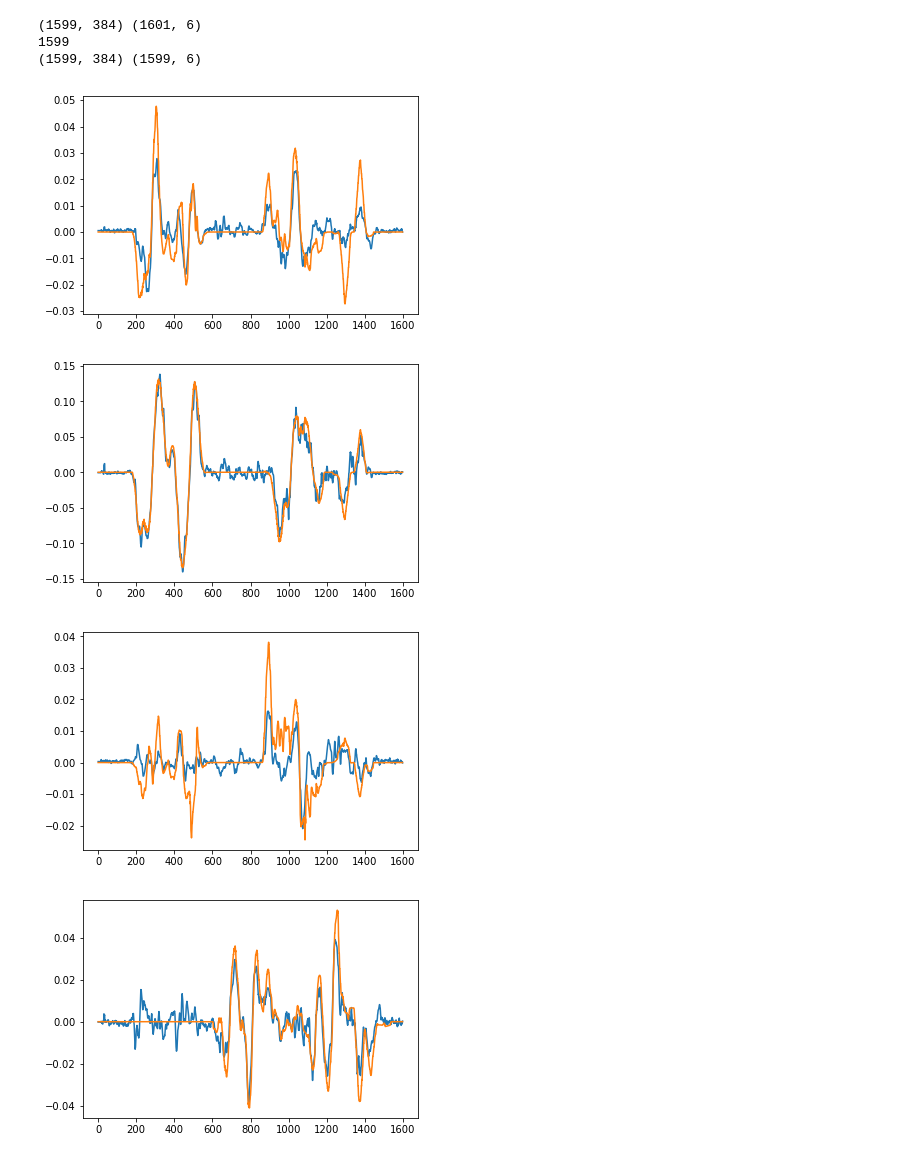
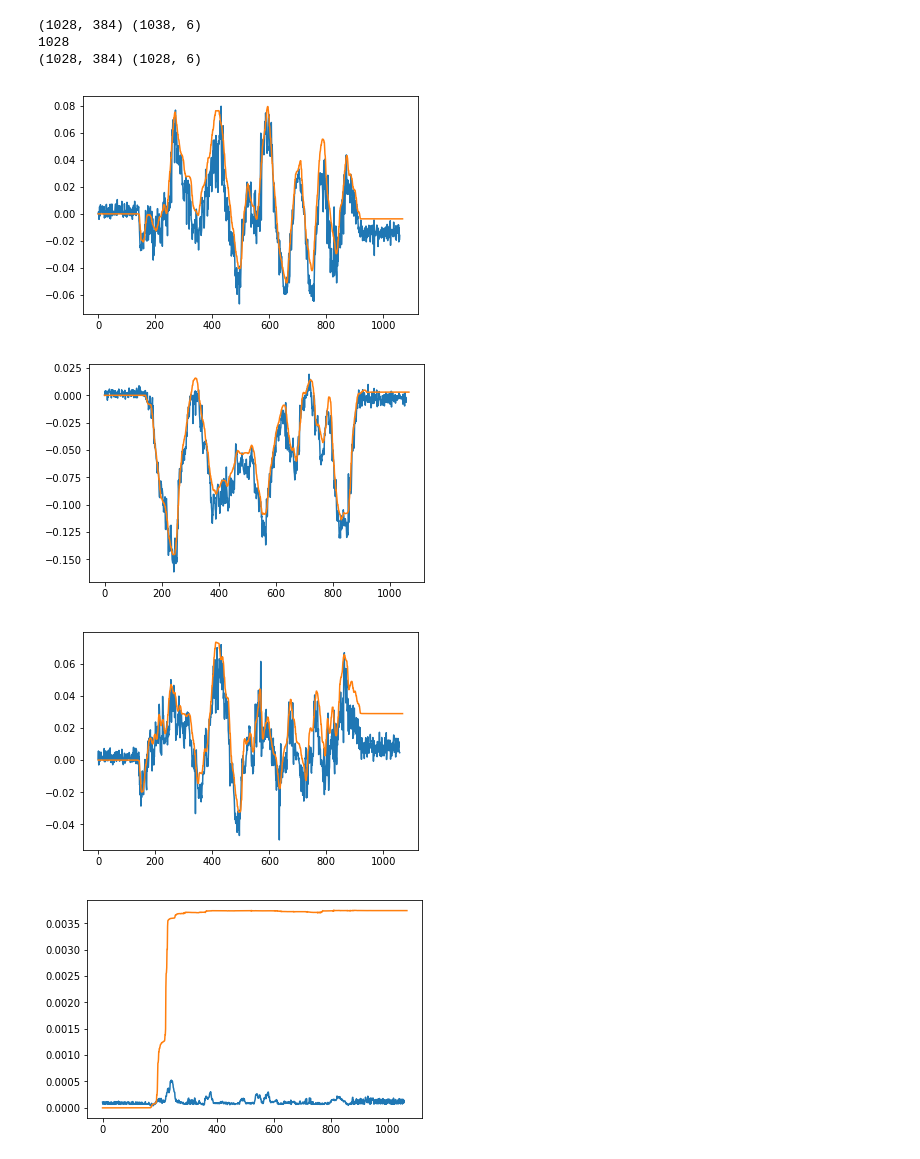
Before and after one commit to rmqlife/deformable, a Jupyter notebook: regression_test.ipynb, the cells around one changed output. Drawn from its saved outputs; the diff is of its cells as text; code cells hidden in the pictures.

```diff
--- a/regression_test.ipynb
+++ b/regression_test.ipynb
@@ -4,55 +4,55 @@ import matplotlib.pyplot as plt
 import numpy as np
 
 def same_size(X,y):
     minlength = min(y.shape[0],X.shape[0])
     print minlength
     y = y[:minlength]
     X = X[:minlength]
     return X,y
 
-data = np.load('cloth/data2_grid.npz')
+gap = 30
+
+#data = np.load('cloth2/controller/data.npz')
+data = np.load('cloth_0813/1137/data2.npz')
 vel = data['vel']
 pos = data['pos']
 feat = data['feat']
+y = pos[gap:]-pos[:-gap]
 
-y = vel[:]
-y = np.vstack((np.zeros((15,pos.shape[1])), pos[30:] - pos[:-30]))
+from scipy.ndimage.filters import uniform_filter1d
+#compute the gradient of the feature vector
+X = feat[gap:]-feat[:-gap]
+X = uniform_filter1d(X,5,axis=0) # smooth the input data by 5
 
-
-# smooth the input data by 5
-from scipy.ndimage.filters import uniform_filter1d
-X = uniform_filter1d(feat,5,axis=0)
-#compute the gradient of the feature vector
-X = np.vstack((np.zeros((15,X.shape[1])), X[30:] - X[:-30]))
 print X.shape, y.shape
 X,y = same_size(X,y)
 
 print X.shape, y.shape
 
 # begin training
-from sklearn.linear_model import LinearRegression
-#model = LinearRegression()
+from sklearn import linear_model
+model = linear_model.Lasso(alpha = 0.01)
 
-from sklearn import linear_model
-model = linear_model.Lasso(alpha = 0.1)
-
-
-inds = sorted(np.random.choice(1500, 500, replace=False))
+inds = sorted(np.random.choice(len(X), int(len(X)*0.8), replace=False))
 X_train = X[inds]
 y_train = y[inds]
 model.fit(X_train, y_train)
+
+# Use the model to predict the velocity/direction of end effector
+target = 0  # target index
+X = feat - feat[target]
+y = pos - pos[target]
+
 y_pred = model.predict(X)
-
-#y_pred = uniform_filter1d(y_pred,30)
 for i in range(y_pred.shape[1]):
     plt.plot(range(y_pred.shape[0]),y_pred[:,i])
     plt.plot(range(y.shape[0]),y[:,i])
     plt.show()
 # %% [output]
-(1599, 384) (1601, 6)
-1599
-(1599, 384) (1599, 6)
+(1028, 384) (1038, 6)
+1028
+(1028, 384) (1028, 6)
-[figure, old version]
+[figure, new version]
-[figure, old version]
+[figure, new version]
-[figure, old version]
+[figure, new version]
-[figure, old version]
+[figure, new version]
```
Also changed, not shown: parts of 3 cells of this notebook, 10 other files.
